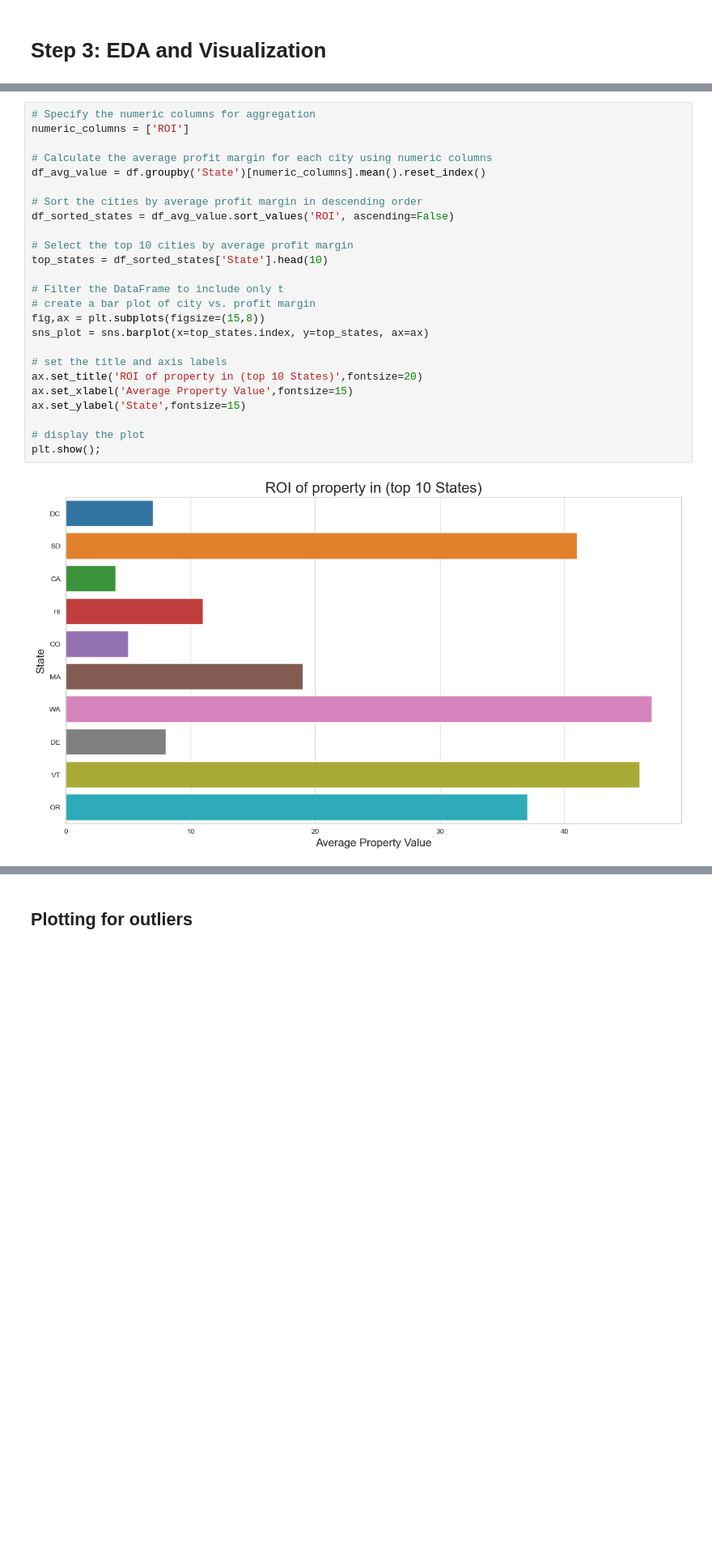
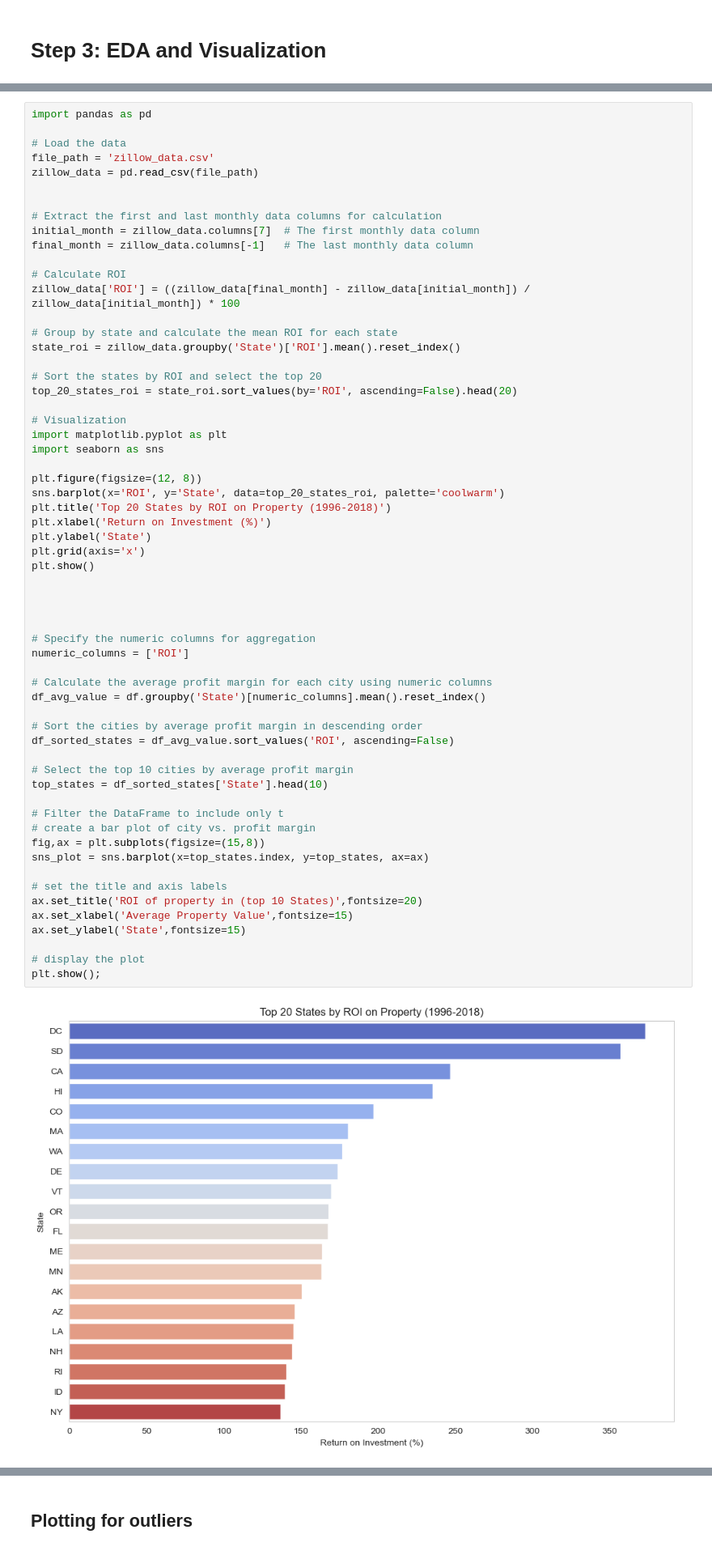
Before and after one commit to paulmwangi/Phase-4-Group-Project, a Jupyter notebook: index.ipynb, the cells around one changed output, grey strips where cells are left out. Shown at 81% size. Cells and saved outputs as stored; diff of their text form; blank space fills up the shorter version.

```diff
--- a/index.ipynb
+++ b/index.ipynb
@@ -263,29 +285,64 @@ plt.title("Cities with the most properties by count",fontsize=20);
 # %% [output]
 [figure]
 # %%
+import pandas as pd
+
+# Load the data
+file_path = 'zillow_data.csv'
+zillow_data = pd.read_csv(file_path)
+
+
+# Extract the first and last monthly data columns for calculation
+initial_month = zillow_data.columns[7]  # The first monthly data column
+final_month = zillow_data.columns[-1]   # The last monthly data column
+
+# Calculate ROI
+zillow_data['ROI'] = ((zillow_data[final_month] - zillow_data[initial_month]) / zillow_data[initial_month]) * 100
+
+# Group by state and calculate the mean ROI for each state
+state_roi = zillow_data.groupby('State')['ROI'].mean().reset_index()
+
+# Sort the states by ROI and select the top 20
+top_20_states_roi = state_roi.sort_values(by='ROI', ascending=False).head(20)
+
+# Visualization
+import matplotlib.pyplot as plt
+import seaborn as sns
+
+plt.figure(figsize=(12, 8))
+sns.barplot(x='ROI', y='State', data=top_20_states_roi, palette='coolwarm')
+plt.title('Top 20 States by ROI on Property (1996-2018)')
+plt.xlabel('Return on Investment (%)')
+plt.ylabel('State')
+plt.grid(axis='x')
+plt.show()
+
+
+
+
 # Specify the numeric columns for aggregation
 numeric_columns = ['ROI']
 
 # Calculate the average profit margin for each city using numeric columns
 df_avg_value = df.groupby('State')[numeric_columns].mean().reset_index()
 
 # Sort the cities by average profit margin in descending order
 df_sorted_states = df_avg_value.sort_values('ROI', ascending=False)
 
 # Select the top 10 cities by average profit margin
 top_states = df_sorted_states['State'].head(10)
 
 # Filter the DataFrame to include only t
 # create a bar plot of city vs. profit margin
 fig,ax = plt.subplots(figsize=(15,8))
 sns_plot = sns.barplot(x=top_states.index, y=top_states, ax=ax)
 
 # set the title and axis labels
 ax.set_title('ROI of property in (top 10 States)',fontsize=20)
 ax.set_xlabel('Average Property Value',fontsize=15)
 ax.set_ylabel('State',fontsize=15)
 
 # display the plot
 plt.show();
 # %% [output]
-[figure, old version]
+[figure, new version]
```
Also changed, not shown: parts of 4 cells of this notebook.
